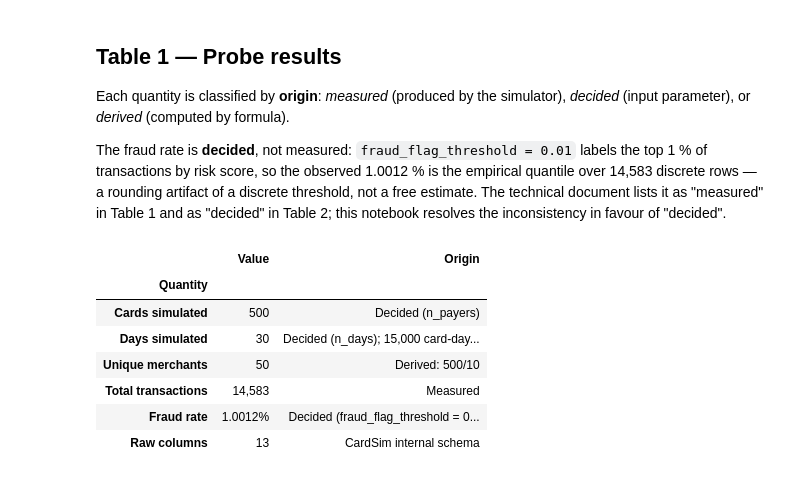
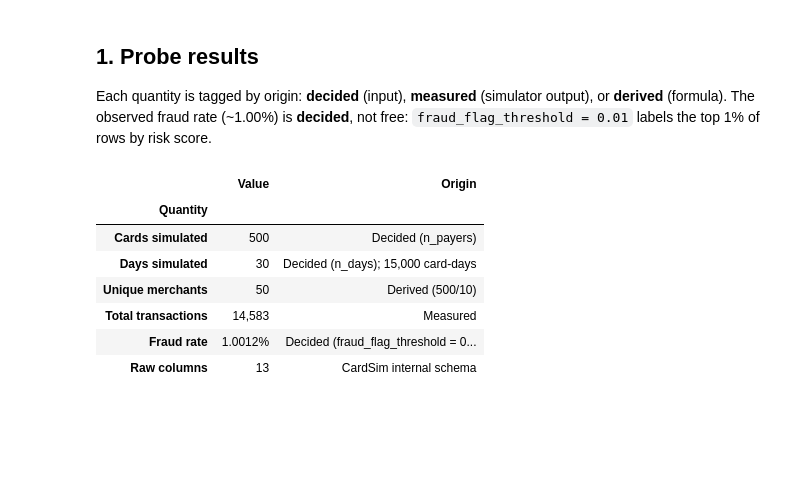
Before and after one commit to cristian-carretero/fraud-stat-engine, a Jupyter notebook: notebooks/01_probe_cardsim.ipynb, the cells around one changed output. Drawn from its saved outputs; the diff is of its cells as text; code cells hidden in the pictures; blank space fills up the shorter version.

Commit message:
feat(notebooks): streamline calibration probe and complete baseline EDA

```diff
--- a/notebooks/01_probe_cardsim.ipynb
+++ b/notebooks/01_probe_cardsim.ipynb
@@ -50,16 +59,0 @@ START_DATE = "2024-01-01"
-# %%
-sim = Cardsim(
-    seed=SEED,
-    fraud_rate=FRAUD_RATE,
-    fraud_flag_threshold=FRAUD_FLAG_THRESHOLD,
-    dcpc_folder=DCPC_DIR,
-)
-
-df = sim.simulate(
-    n_payers=N_PAYERS,
-    n_days=N_DAYS,
-    start_date=START_DATE,
-)
-
-print(df.shape)
-df.head()
@@ -90,34 +60,29 @@ Simulator completed in 0 seconds
 # %% [markdown]
-## Table 1 — Probe results
+## 1. Probe results
 
-Each quantity is classified by **origin**: *measured* (produced by the
-simulator), *decided* (input parameter), or *derived* (computed by formula).
-
-The fraud rate is **decided**, not measured: `fraud_flag_threshold = 0.01`
-labels the top 1 % of transactions by risk score, so the observed 1.0012 % is
-the empirical quantile over 14,583 discrete rows — a rounding artifact of a
-discrete threshold, not a free estimate. The technical document lists it as
-"measured" in Table 1 and as "decided" in Table 2; this notebook resolves the
-inconsistency in favour of "decided".
+Each quantity is tagged by origin: **decided** (input), **measured** (simulator output), or **derived** (formula). The observed fraud rate (~1.00%) is **decided**, not free: `fraud_flag_threshold = 0.01` labels the top 1% of rows by risk score.
 # %%
-table1 = pd.DataFrame(
+n_merchants = df["payee_id"].nunique()
+
+probe_summary = pd.DataFrame(
     [
-        ("Cards simulated",    f"{N_PAYERS}",                 "Decided (n_payers)"),
-        ("Days simulated",     f"{N_DAYS}",                   f"Decided (n_days); {N_PAYERS*N_DAYS:,} card-day pairs"),
-        ("Unique merchants",   f"{df['payee_id'].nunique()}", f"Derived: {N_PAYERS}/{N_PAYERS/df['payee_id'].nunique():g}"),
-        ("Total transactions", f"{len(df):,}",                "Measured"),
-        ("Fraud rate",         f"{df['fraud'].mean():.4%}",   "Decided (fraud_flag_threshold = 0.01)"),
-        ("Raw columns",        f"{df.shape[1]}",              "CardSim internal schema"),
+        ("Cards simulated",    f"{N_PAYERS}",               "Decided (n_payers)"),
+        ("Days simulated",     f"{N_DAYS}",                 f"Decided (n_days); {N_PAYERS * N_DAYS:,} card-days"),
+        ("Unique merchants",   f"{n_merchants}",            f"Derived ({N_PAYERS}/{N_PAYERS / n_merchants:g})"),
+        ("Total transactions", f"{len(df):,}",              "Measured"),
+        ("Fraud rate",         f"{df['fraud'].mean():.4%}", "Decided (fraud_flag_threshold = 0.01)"),
+        ("Raw columns",        f"{df.shape[1]}",            "CardSim internal schema"),
     ],
     columns=["Quantity", "Value", "Origin"],
 ).set_index("Quantity")
-table1
+
+probe_summary
 # %% [output]
 |  | Value | Origin |
 | Quantity |  |  |
 | Cards simulated | 500 | Decided (n_payers) |
-| Days simulated | 30 | Decided (n_days); 15,000 card-day... |
-| Unique merchants | 50 | Derived: 500/10 |
+| Days simulated | 30 | Decided (n_days); 15,000 card-days |
+| Unique merchants | 50 | Derived (500/10) |
 | Total transactions | 14,583 | Measured |
 | Fraud rate | 1.0012% | Decided (fraud_flag_threshold = 0... |
 | Raw columns | 13 | CardSim internal schema |
```
Also changed, not shown: parts of 10 cells of this notebook, 4 other files.
